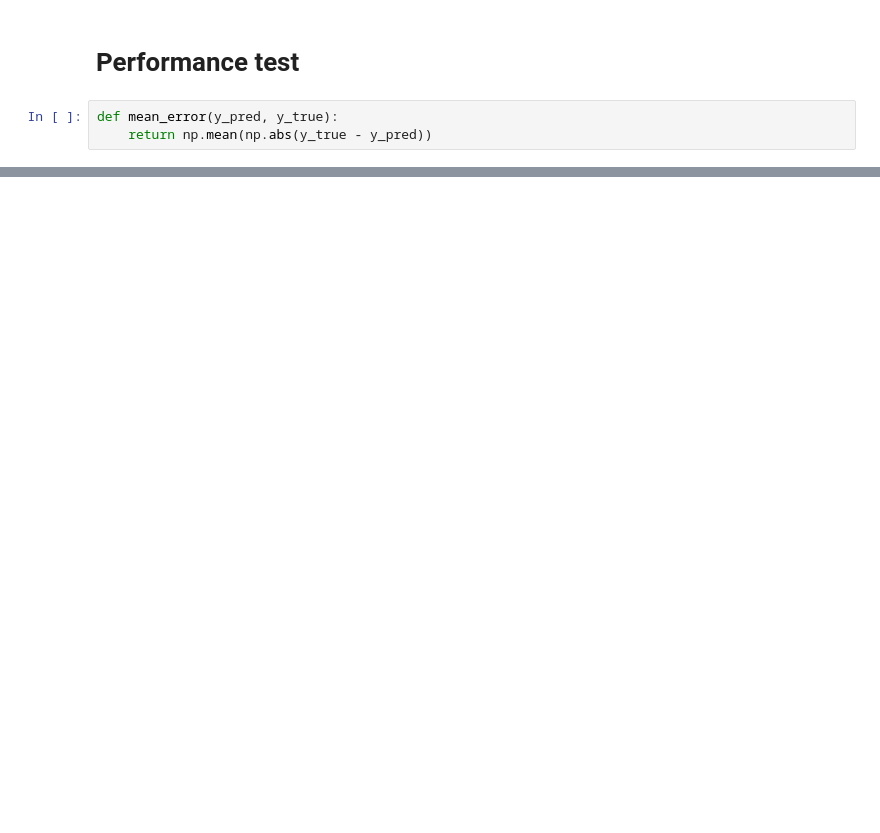
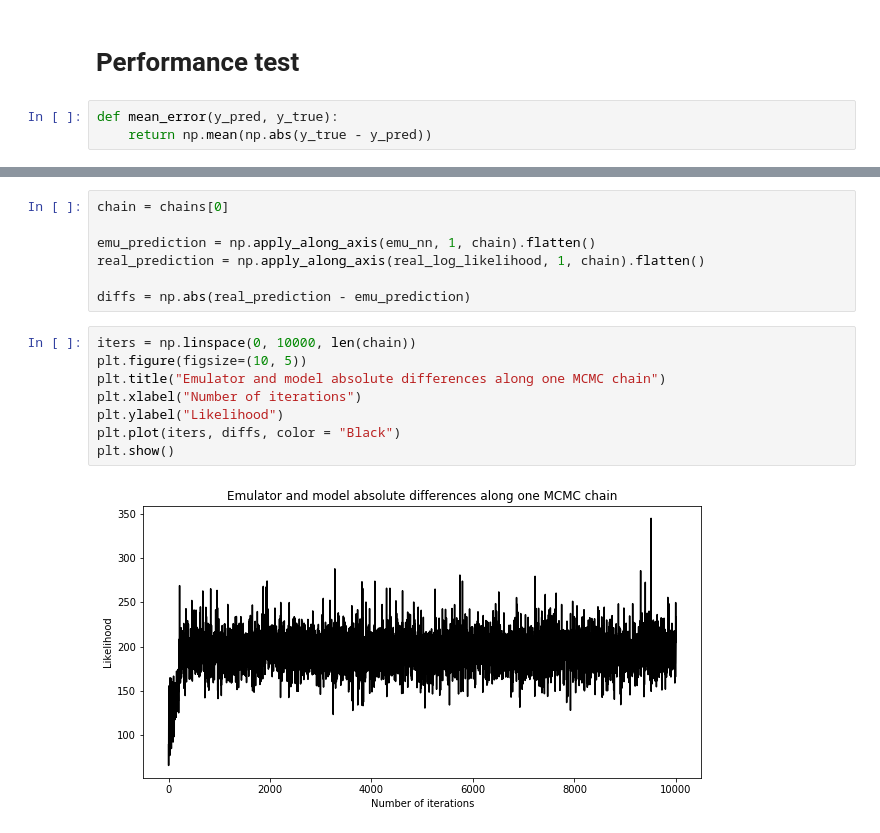
Before and after one commit to MaksymPetyak/emupints, a Jupyter notebook: studies/BNN-emulator-development.ipynb, the cells around one changed output, grey strips where cells are left out. Saved outputs shown, nothing was run; the diff lists cells and outputs as text; blank space fills up the shorter version.

```diff
--- a/studies/BNN-emulator-development.ipynb
+++ b/studies/BNN-emulator-development.ipynb
@@ -251,0 +383,17 @@ print(mean_error(test_pred, test_true))
+# %%
+chain = chains[0]
+
+emu_prediction = np.apply_along_axis(emu_nn, 1, chain).flatten()
+real_prediction = np.apply_along_axis(real_log_likelihood, 1, chain).flatten()
+
+diffs = np.abs(real_prediction - emu_prediction)
+# %%
+iters = np.linspace(0, 10000, len(chain))
+plt.figure(figsize=(10, 5))
+plt.title("Emulator and model absolute differences along one MCMC chain")
+plt.xlabel("Number of iterations")
+plt.ylabel("Likelihood")
+plt.plot(iters, diffs, color = "Black")
+plt.show()
+# %% [output]
+[figure, added]
```
Also changed, not shown: parts of 25 cells of this notebook, 6 other files.
